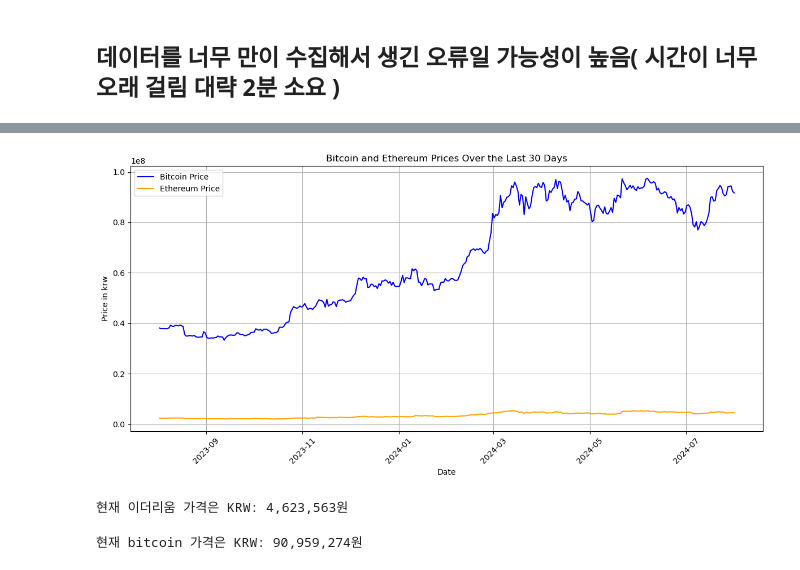
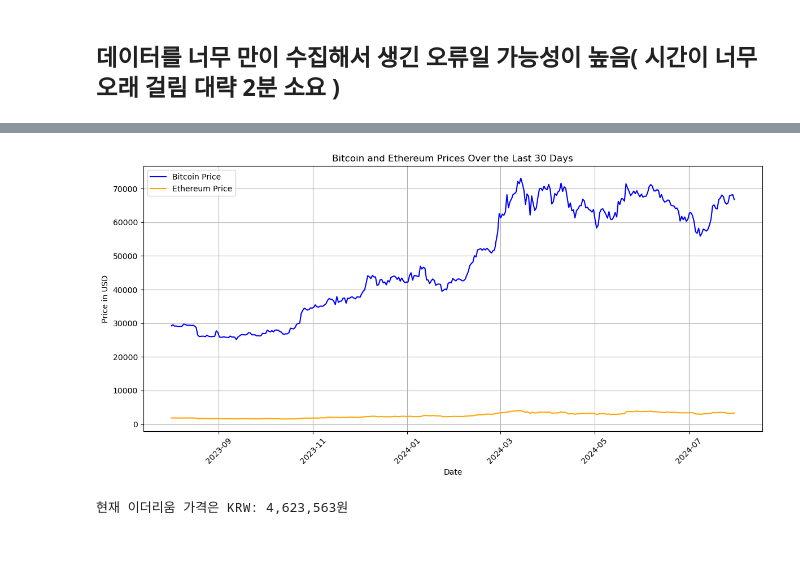
Before and after one commit to choi55j/after-school, a Jupyter notebook: Cryptocurrency Data Analysis/암호화폐 분석.ipynb, the cells around one changed output, grey strips where cells are left out. Cells and saved outputs as stored; diff of their text form; code cells hidden in the pictures.

```diff
--- a/Cryptocurrency Data Analysis/암호화폐 분석.ipynb
+++ b/Cryptocurrency Data Analysis/암호화폐 분석.ipynb
@@ -129,7 +129,7 @@ url = "https://api.coingecko.com/api/v3/coins/bitcoin/market_chart/range"
 
 # 과거 데이터 요청 범위 설정
 end_date = datetime.utcnow()  # 현재 시간
-start_date = end_date - timedelta(days=300)  # 30일 전
+start_date = end_date - timedelta(days=30)  # 30일 전
 
 # Unix 타임스탬프 변환
 start_timestamp = int(start_date.timestamp())
@@ -137,7 +137,7 @@ end_timestamp = int(end_date.timestamp())
 
 # API 요청 파라미터
 params = {
-    'vs_currency': 'krw',
+    'vs_currency': 'usd',
     'from': start_timestamp,
     'to': end_timestamp
 }
@@ -164,7 +164,7 @@ df = pd.DataFrame({
 plt.figure(figsize=(12, 6))
 plt.plot(df['timestamp'], df['price'], label='Bitcoin Price')
 plt.xlabel('Date')
-plt.ylabel('Price in KRW')
+plt.ylabel('Price in USD')
 plt.title('Bitcoin Price Over the Last 30 Days')
 plt.legend()
 plt.grid(True)
@@ -188,7 +188,7 @@ def get_historical_data(coin_id, start_date, end_date):
     start_timestamp = int(start_date.timestamp())
     end_timestamp = int(end_date.timestamp())
     params = {
-        'vs_currency': 'krw',
+        'vs_currency': 'usd',
         'from': start_timestamp,
         'to': end_timestamp
     }
@@ -203,35 +203,35 @@ start_date = end_date - timedelta(days=365)
 # 비트코인과 이더리움 데이터 가져오기
 btc_data = get_historical_data('bitcoin', start_date, end_date)
 eth_data = get_historical_data('ethereum', start_date, end_date)
 
 # 데이터 처리 함수
 def process_data(data):
     prices = data['prices']
     timestamps = [datetime.fromtimestamp(price[0] / 1000) for price in prices]
     values = [price[1] for price in prices]
     return pd.DataFrame({'timestamp': timestamps, 'price': values})
 
 # 데이터프레임 생성
 btc_df = process_data(btc_data)
 eth_df = process_data(eth_data)
 
 # 그래프 그리기
 plt.figure(figsize=(12, 6))
 
 plt.plot(btc_df['timestamp'], btc_df['price'], label='Bitcoin Price', color='blue')
 plt.plot(eth_df['timestamp'], eth_df['price'], label='Ethereum Price', color='orange')
 
 plt.xlabel('Date')
-plt.ylabel('Price in krw')
+plt.ylabel('Price in USD')
 plt.title('Bitcoin and Ethereum Prices Over the Last 30 Days')
 plt.legend()
 plt.grid(True)
 plt.xticks(rotation=45)
 plt.tight_layout()
 
 plt.show()
 # %% [output]
-[figure, old version]
+[figure, new version]
 # %%
 import requests
 
@@ -252,23 +252,3 @@ formatted_price = f"{price:,}"
 print(f"현재 이더리움 가격은 KRW: {formatted_price}원")
 # %% [output]
 현재 이더리움 가격은 KRW: 4,623,563원
-# %%
-import requests
-
-url = "https://api.coingecko.com/api/v3/simple/price"
-params = {
-    'ids': 'bitcoin',  # 암호화폐 ID
-    'vs_currencies': 'krw'  # 가격을 표시할 통화
-}
-
-response = requests.get(url, params=params)
-
-data = response.json()
-
-price = data['bitcoin']['krw']
-
-formatted_price = f"{price:,}"
-
-print(f"현재 bitcoin 가격은 KRW: {formatted_price}원")
-# %% [output]
-현재 bitcoin 가격은 KRW: 90,959,274원
```
Also changed, not shown: parts of 3 cells of this notebook.
